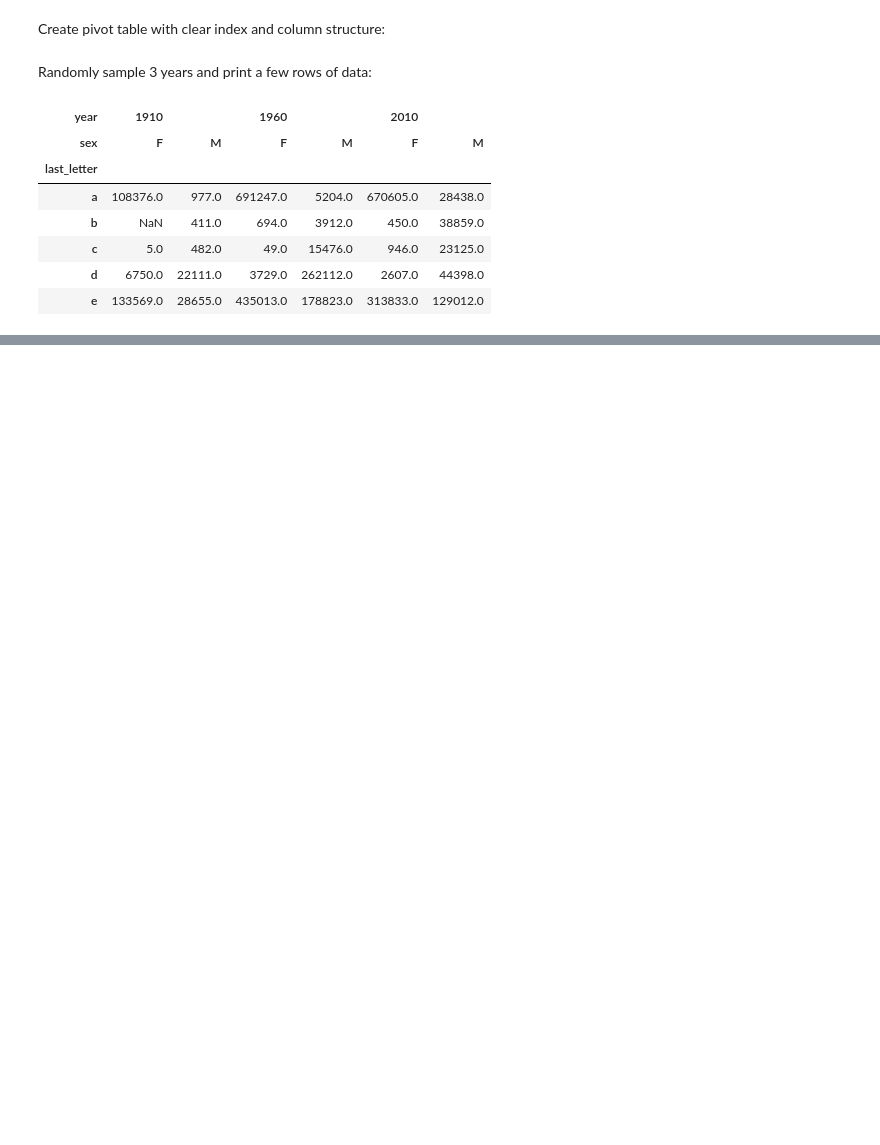
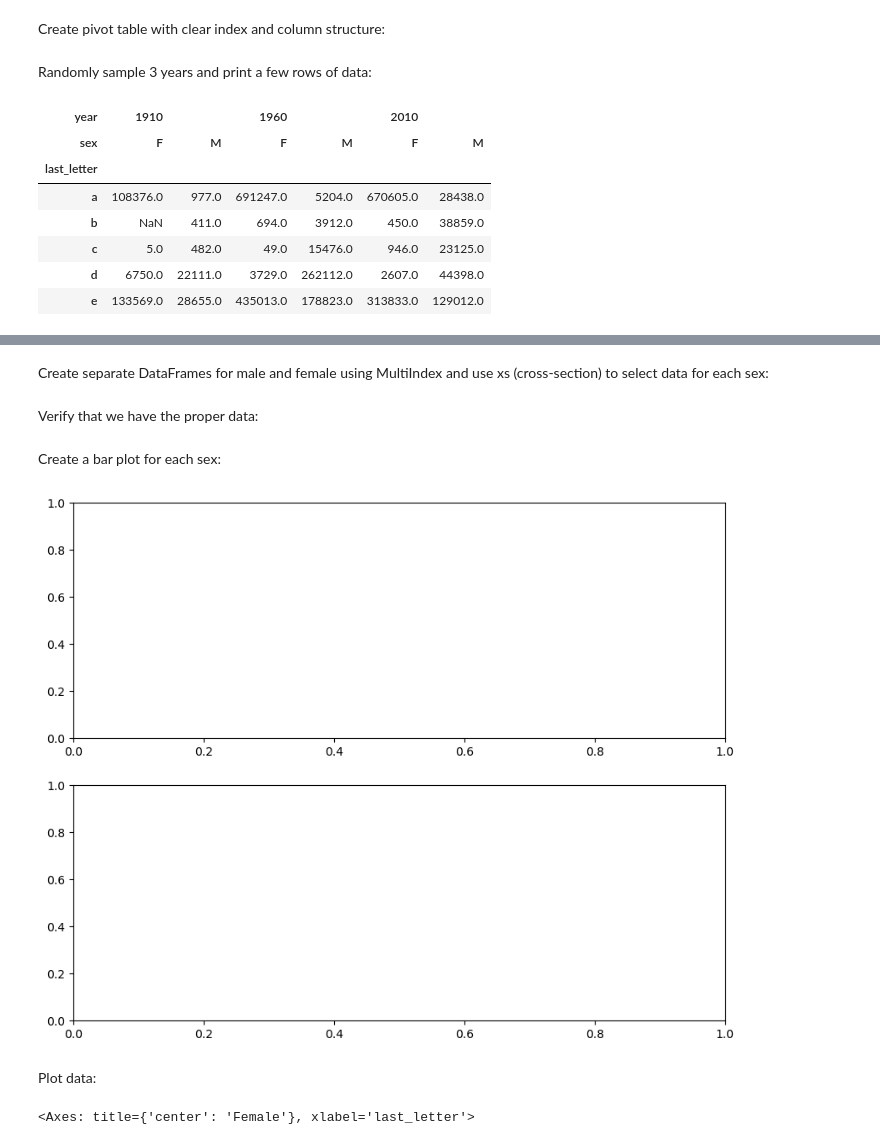
Before and after one commit to allisonvaldez/BabyNames, a Jupyter notebook: BabyNames.ipynb, the cells around one changed output, grey strips where cells are left out. Saved outputs shown, nothing was run; the diff lists cells and outputs as text; code cells hidden in the pictures; blank space fills up the shorter version.

```diff
--- a/BabyNames.ipynb
+++ b/BabyNames.ipynb
@@ -394,0 +443,2 @@ subtable.sum()
+# %% [markdown]
+Create separate DataFrames for male and female using MultiIndex and use xs (cross-section) to select data for each sex:
@@ -394,0 +448,2 @@ subtable.sum()
+# %% [markdown]
+Verify that we have the proper data:
@@ -394,0 +453,13 @@ subtable.sum()
+# %% [markdown]
+Create a bar plot for each sex:
+# %%
+fig, axes = plt.subplots(2, 1, figsize=(10, 8))
+# %% [output]
+[figure, added]
+# %% [markdown]
+Plot data:
+# %%
+male_data.plot(kind='bar', rot=0, ax=axes[0], title='Male')
+female_data.plot(kind='bar', rot=0, ax=axes[1], title='Female', legend=False)
+# %% [output]
+<Axes: title={'center': 'Female'}, xlabel='last_letter'>
```
Also changed, not shown: parts of 10 cells of this notebook.
